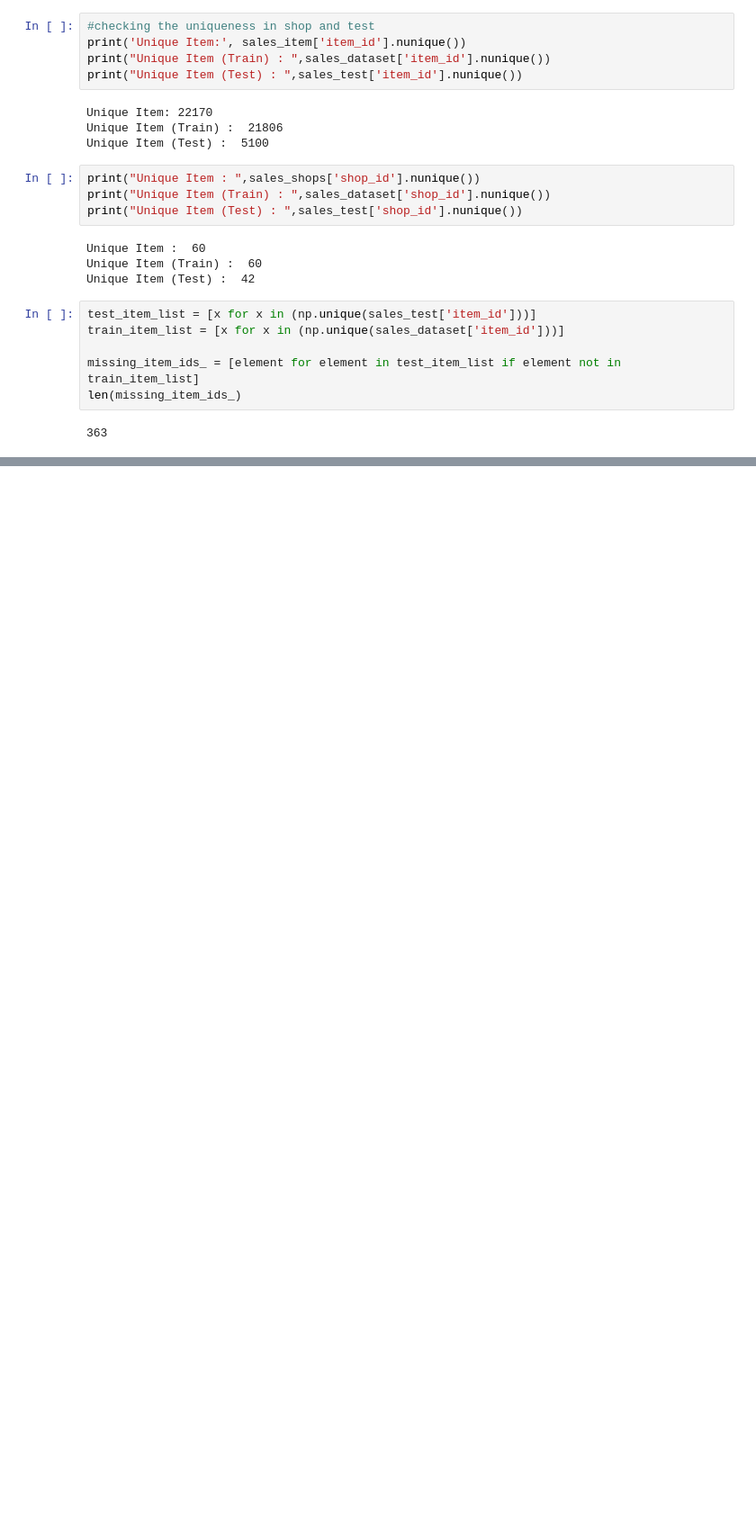
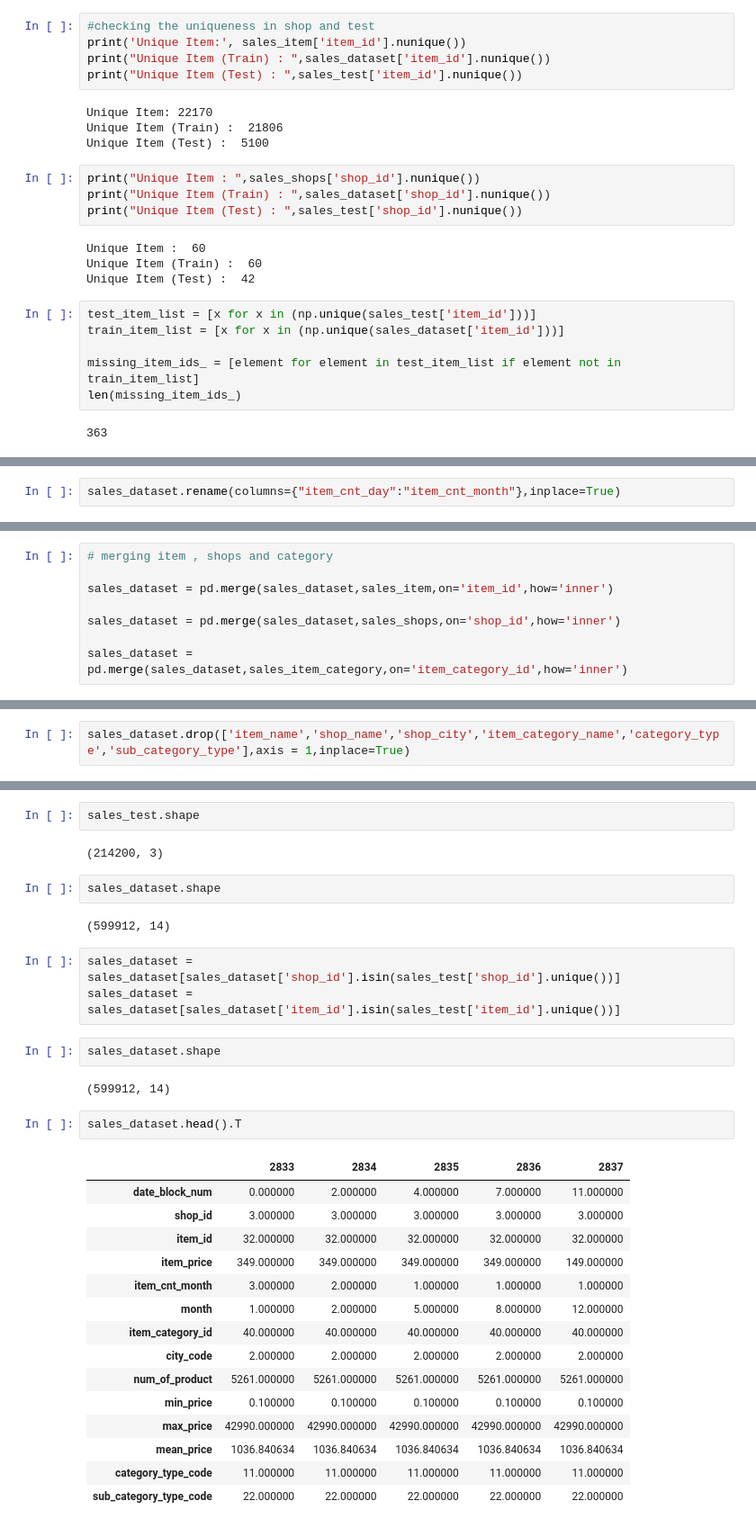
Before and after one commit to khenguyen0809/Predict-Future-Sales, a Jupyter notebook: Code/predict_future_sales_2022.ipynb, the cells around one changed output, grey strips where cells are left out. Shown: that part at 90% size. Drawn from its saved outputs; the diff is of its cells as text; blank space fills up the shorter version.

```diff
--- a/Code/predict_future_sales_2022.ipynb
+++ b/Code/predict_future_sales_2022.ipynb
@@ -332,0 +454,2 @@ len(missing_item_ids_)
+# %%
+sales_dataset.rename(columns={"item_cnt_day":"item_cnt_month"},inplace=True)
@@ -332,0 +462,8 @@ len(missing_item_ids_)
+# %%
+# merging item , shops and category
+
+sales_dataset = pd.merge(sales_dataset,sales_item,on='item_id',how='inner')
+
+sales_dataset = pd.merge(sales_dataset,sales_shops,on='shop_id',how='inner')
+
+sales_dataset = pd.merge(sales_dataset,sales_item_category,on='item_category_id',how='inner')
@@ -332,0 +490,2 @@ len(missing_item_ids_)
+# %%
+sales_dataset.drop(['item_name','shop_name','shop_city','item_category_name','category_type','sub_category_type'],axis = 1,inplace=True)
@@ -332,0 +498,33 @@ len(missing_item_ids_)
+# %%
+sales_test.shape
+# %% [output]
+(214200, 3)
+# %%
+sales_dataset.shape
+# %% [output]
+(599912, 14)
+# %%
+sales_dataset = sales_dataset[sales_dataset['shop_id'].isin(sales_test['shop_id'].unique())]
+sales_dataset = sales_dataset[sales_dataset['item_id'].isin(sales_test['item_id'].unique())]
+# %%
+sales_dataset.shape
+# %% [output]
+(599912, 14)
+# %%
+sales_dataset.head().T
+# %% [output]
+|  | 2833 | 2834 | 2835 | 2836 | 2837 |
+| date_block_num | 0.000000 | 2.000000 | 4.000000 | 7.000000 | 11.000000 |
+| shop_id | 3.000000 | 3.000000 | 3.000000 | 3.000000 | 3.000000 |
+| item_id | 32.000000 | 32.000000 | 32.000000 | 32.000000 | 32.000000 |
+| item_price | 349.000000 | 349.000000 | 349.000000 | 349.000000 | 149.000000 |
+| item_cnt_month | 3.000000 | 2.000000 | 1.000000 | 1.000000 | 1.000000 |
+| month | 1.000000 | 2.000000 | 5.000000 | 8.000000 | 12.000000 |
+| item_category_id | 40.000000 | 40.000000 | 40.000000 | 40.000000 | 40.000000 |
+| city_code | 2.000000 | 2.000000 | 2.000000 | 2.000000 | 2.000000 |
+| num_of_product | 5261.000000 | 5261.000000 | 5261.000000 | 5261.000000 | 5261.000000 |
+| min_price | 0.100000 | 0.100000 | 0.100000 | 0.100000 | 0.100000 |
+| max_price | 42990.000000 | 42990.000000 | 42990.000000 | 42990.000000 | 42990.000000 |
+| mean_price | 1036.840634 | 1036.840634 | 1036.840634 | 1036.840634 | 1036.840634 |
+| category_type_code | 11.000000 | 11.000000 | 11.000000 | 11.000000 | 11.000000 |
+| sub_category_type_code | 22.000000 | 22.000000 | 22.000000 | 22.000000 | 22.000000 |
```
Also changed, not shown: parts of 30 cells of this notebook.
